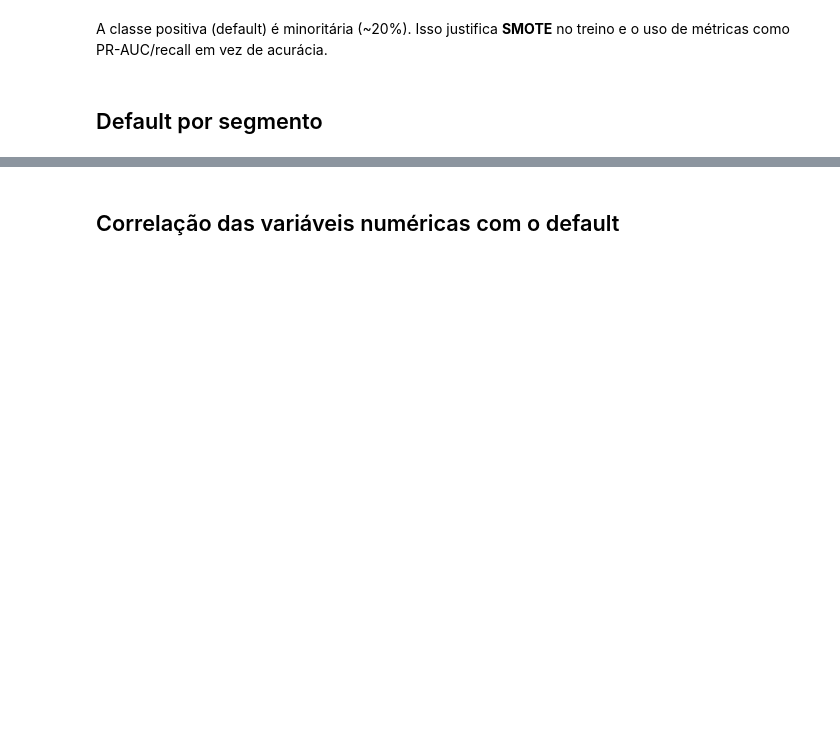
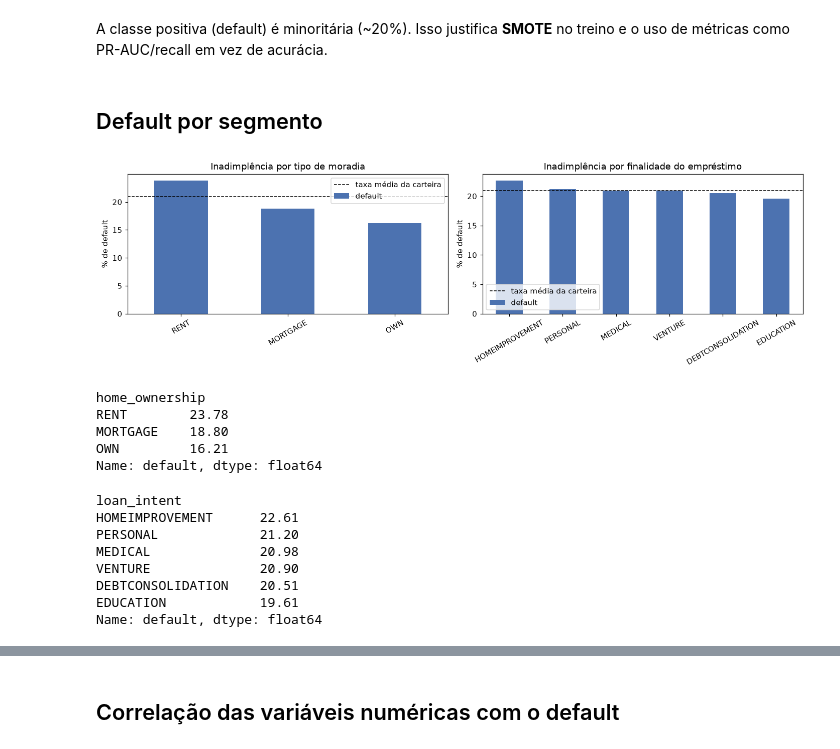
Before and after one commit to david-oliveira-dev/credit-risk-scoring, a Jupyter notebook: notebooks/01-eda.ipynb, the cells around one changed output, grey strips where cells are left out. Saved outputs shown, nothing was run; the diff lists cells and outputs as text; code cells hidden in the pictures; blank space fills up the shorter version.

```diff
--- a/notebooks/01-eda.ipynb
+++ b/notebooks/01-eda.ipynb
@@ -20,6 +48,35 @@ df['default'].value_counts(normalize=True).rename('proporcao')
 A classe positiva (default) é minoritária (~20%). Isso justifica **SMOTE** no treino e o uso de métricas como PR-AUC/recall em vez de acurácia.
 # %% [markdown]
 ## Default por segmento
-# %%
-for col in ['home_ownership', 'loan_intent']:
-    display(df.groupby(col)['default'].mean().sort_values(ascending=False))
+# %%
+fig, ax = plt.subplots(1, 2, figsize=(13, 4))
+taxa_media = df['default'].mean() * 100
+
+for eixo, col, titulo in [(ax[0], 'home_ownership', 'Tipo de moradia'),
+                          (ax[1], 'loan_intent', 'Finalidade do empréstimo')]:
+    serie = (df.groupby(col)['default'].mean() * 100).sort_values(ascending=False)
+    serie.plot(kind='bar', ax=eixo, color='#4c72b0')
+    eixo.axhline(taxa_media, ls='--', c='k', lw=1, label='taxa média da carteira')
+    eixo.set_title(f'Inadimplência por {titulo.lower()}')
+    eixo.set_xlabel(''); eixo.set_ylabel('% de default'); eixo.legend()
+    eixo.tick_params(axis='x', rotation=30)
+
+plt.tight_layout(); plt.show()
+
+for col in ['home_ownership', 'loan_intent']:
+    display((df.groupby(col)['default'].mean() * 100).sort_values(ascending=False).round(2))
+# %% [output]
+[figure, added]
+home_ownership
+RENT        23.78
+MORTGAGE    18.80
+OWN         16.21
+Name: default, dtype: float64
+loan_intent
+HOMEIMPROVEMENT      22.61
+PERSONAL             21.20
+MEDICAL              20.98
+VENTURE              20.90
+DEBTCONSOLIDATION    20.51
+EDUCATION            19.61
+Name: default, dtype: float64
```
Also changed, not shown: parts of 7 cells of this notebook.
